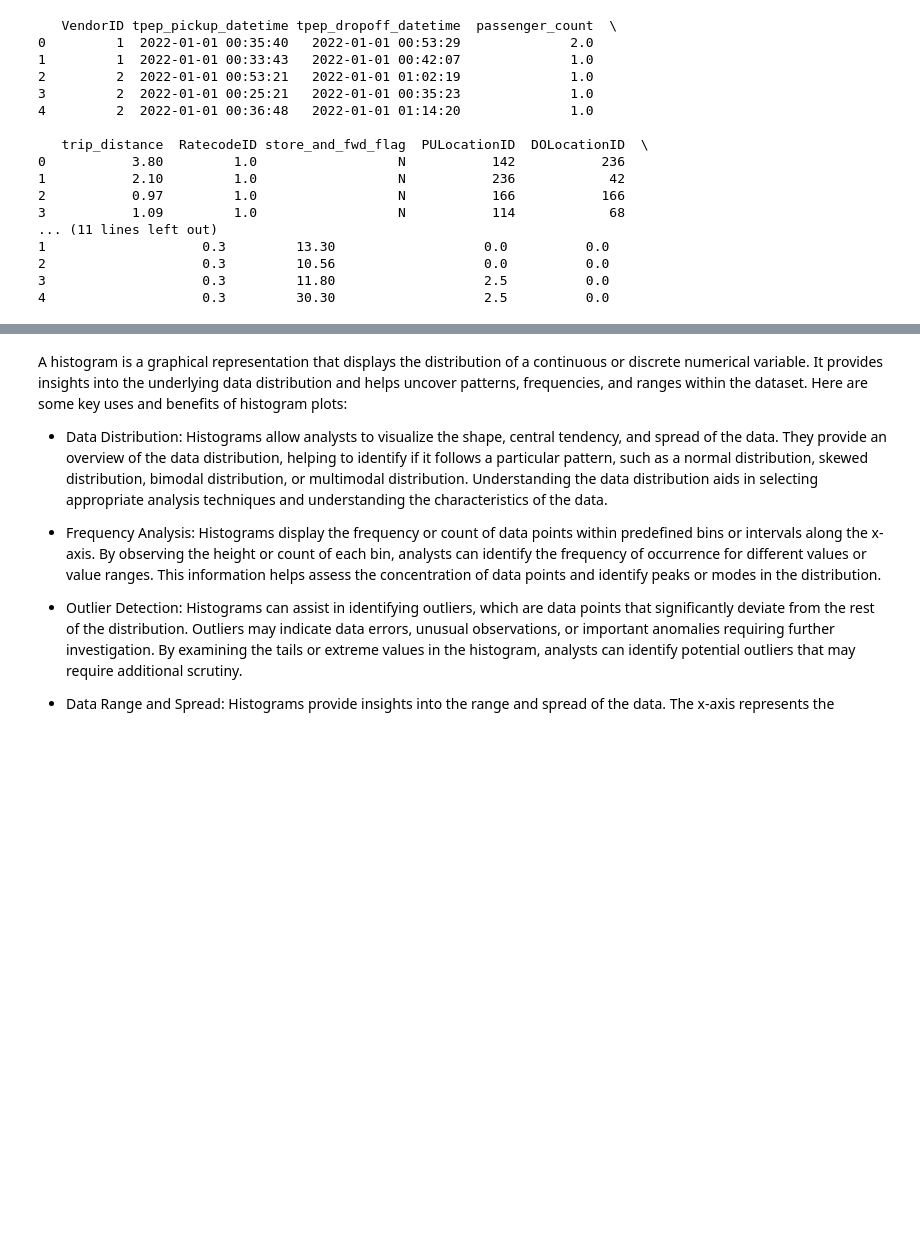
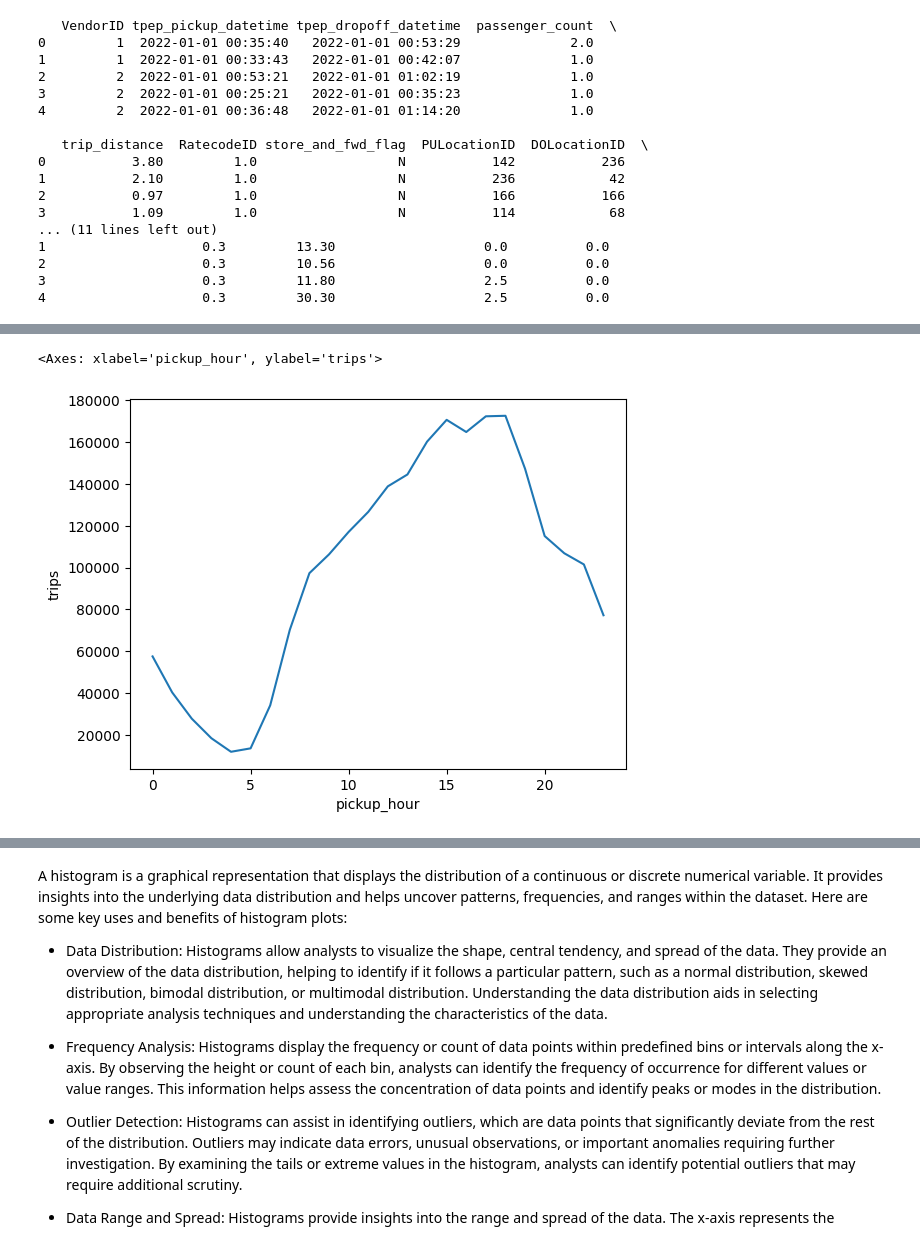
Before and after one commit to psykano/MLbootcamp, a Jupyter notebook: Student_MLE_MiniProject_EDA.ipynb, the cells around one changed output, grey strips where cells are left out. Drawn from its saved outputs; the diff is of its cells as text; code cells hidden in the pictures; blank space fills up the shorter version.

```diff
--- a/Student_MLE_MiniProject_EDA.ipynb
+++ b/Student_MLE_MiniProject_EDA.ipynb
@@ -150,0 +108,4 @@ Your task is:
+# %%
+# Drop rows with missing values.
+dfnn = df.dropna(how='any')
+#print(dfnn.isnull().any())
@@ -150,0 +123,5 @@ Your task is:
+# %%
+# Create a new column for trip duration in minutes
+#dfnn['trip_duration'] = (dfnn['tpep_dropoff_datetime'] - dfnn['tpep_pickup_datetime']) / pd.Timedelta(minutes=1)
+# The above gave a 'SettingWithCopyWarning' warning and suggested the below which... still gives the same warning.
+dfnn.loc[:,'trip_duration'] = (dfnn['tpep_dropoff_datetime'] - dfnn['tpep_pickup_datetime']) / pd.Timedelta(minutes=1)
@@ -150,0 +134,5 @@ Your task is:
+# %%
+# Create new columns for pickup hour and day of week
+dfnn['pickup_day'] = dfnn['tpep_pickup_datetime'].dt.dayofweek
+dfnn['pickup_hour'] = dfnn['tpep_pickup_datetime'].dt.hour
+#print(dfnn.head())
@@ -150,0 +150,6 @@ Your task is:
+# %%
+# Create a lineplot displaying the number of trips by pickup hour
+sns.lineplot(data=dfnn.groupby(['pickup_hour']).size().reset_index(name='trips'), x='pickup_hour', y='trips')
+# %% [output]
+<Axes: xlabel='pickup_hour', ylabel='trips'>
+[figure, added]
```
Also changed, not shown: parts of 37 cells of this notebook.
